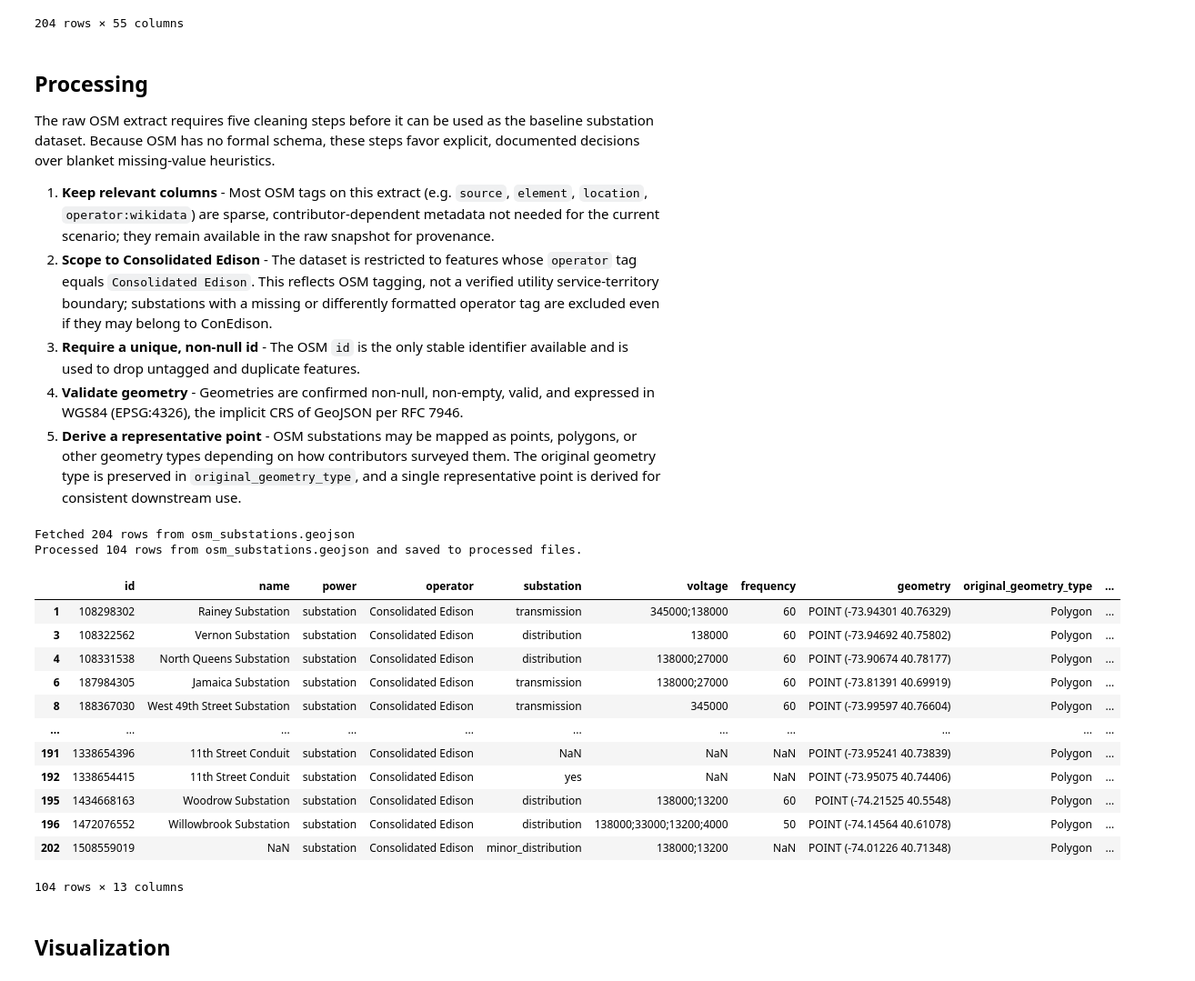
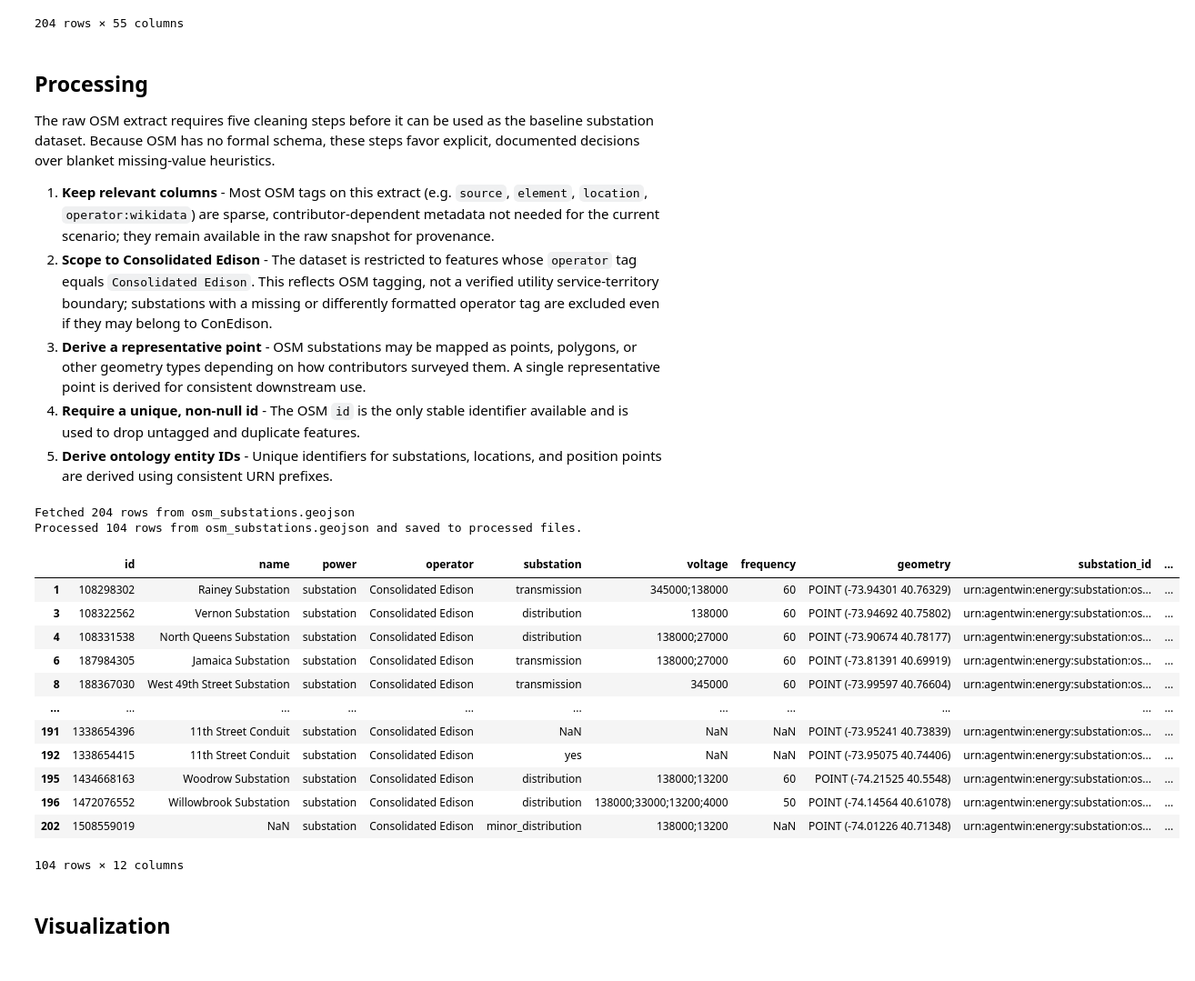
Before and after one commit to HenriKCorrea/agentwin-dataset, a Jupyter notebook: notebooks/substations.ipynb, the cells around one changed output. Shown at 91% size. Drawn from its saved outputs; the diff is of its cells as text; code cells hidden in the pictures.

Commit message:
refactor: ontology derived fields

```diff
--- a/notebooks/substations.ipynb
+++ b/notebooks/substations.ipynb
@@ -136,9 +136,9 @@ The raw OSM extract requires five cleaning steps before it can be used as the ba
 
 1. **Keep relevant columns** - Most OSM tags on this extract (e.g. `source`, `element`, `location`, `operator:wikidata`) are sparse, contributor-dependent metadata not needed for the current scenario; they remain available in the raw snapshot for provenance.
 2. **Scope to Consolidated Edison** - The dataset is restricted to features whose `operator` tag equals `Consolidated Edison`. This reflects OSM tagging, not a verified utility service-territory boundary; substations with a missing or differently formatted operator tag are excluded even if they may belong to ConEdison.
-3. **Require a unique, non-null id** - The OSM `id` is the only stable identifier available and is used to drop untagged and duplicate features.
-4. **Validate geometry** - Geometries are confirmed non-null, non-empty, valid, and expressed in WGS84 (EPSG:4326), the implicit CRS of GeoJSON per RFC 7946.
-5. **Derive a representative point** - OSM substations may be mapped as points, polygons, or other geometry types depending on how contributors surveyed them. The original geometry type is preserved in `original_geometry_type`, and a single representative point is derived for consistent downstream use.
+3. **Derive a representative point** - OSM substations may be mapped as points, polygons, or other geometry types depending on how contributors surveyed them. A single representative point is derived for consistent downstream use.
+4. **Require a unique, non-null id** - The OSM `id` is the only stable identifier available and is used to drop untagged and duplicate features.
+5. **Derive ontology entity IDs** - Unique identifiers for substations, locations, and position points are derived using consistent URN prefixes.
 # %%
 substations = gpd.read_file(GEOJSON_PATH)
 print(f"Fetched {len(substations)} rows from {GEOJSON_PATH.name}")
@@ -150,66 +150,59 @@ substations = substations[
         "name",
         "power",
         "operator",
         "substation",
         "voltage",
         "frequency",
         "geometry",
     ]
 ]
 
 # 2. Restrict the baseline to OSM features tagged as ConEdison-operated.
 substations = substations[substations["operator"] == "Consolidated Edison"]
 
-# 3. Require a non-null, unique OSM identifier.
+# 3. Derive representative locations.
+substations = substations.set_geometry(substations.geometry.representative_point())
+
+# 4. Require a non-null, unique OSM identifier.
 substations = substations.dropna(subset=["id"]).drop_duplicates(subset=["id"])
 
-# 4. Ensure a defined WGS84 geometry suitable for point derivation.
-assert substations.crs is not None, "GeoDataFrame has no CRS defined."
-substations = substations.to_crs(epsg=4326)
+# 5. Derive IDs for ontology entities relationship
+SUBSTATION_ID_PREFIX = "urn:agentwin:energy:substation:osm:"
+LOCATION_ID_PREFIX = "urn:agentwin:energy:location:osm:"
+POSITION_POINT_ID_PREFIX = "urn:agentwin:energy:position-point:osm:"
+COORDINATE_SYSTEM_ID = "urn:agentwin:energy:coordinate-system:osm:2263"
 
-geometry_mask = (
-    substations.geometry.notna()
-    & ~substations.geometry.is_empty
-    & substations.geometry.is_valid
-)
-substations = substations.loc[geometry_mask].copy()
-
-# 5. Preserve source geometry type and derive representative locations.
-substations["original_geometry_type"] = substations.geometry.geom_type
-substations = substations.set_geometry(substations.geometry.representative_point())
-
-# 6. Derive IDs for ontology entities relationship
 substations = substations.assign(
-    substation_id="urn:agentwin:energy:substation:osm:" + substations["id"].astype(str),
-    location_id="urn:agentwin:energy:location:osm:" + substations["id"].astype(str),
-    coordinate_system_id="urn:agentwin:energy:coordinate-system:osm:1",
-    position_point_id="urn:agentwin:energy:position-point:osm:" + substations["id"].astype(str),
+    substation_id=SUBSTATION_ID_PREFIX + substations["id"].astype(str),
+    location_id=LOCATION_ID_PREFIX + substations["id"].astype(str),
+    coordinate_system_id=COORDINATE_SYSTEM_ID,
+    position_point_id=POSITION_POINT_ID_PREFIX + substations["id"].astype(str),
 )
 
 # Write to file
 substations.to_file(ROOT / "data/processed/substations.geojson", driver="GeoJSON")
 substations.to_csv(ROOT / "data/processed/substations.csv")
 
 
 print(f"Processed {len(substations)} rows from {GEOJSON_PATH.name} and saved to processed files.")
 
 substations
 # %% [output]
 Fetched 204 rows from osm_substations.geojson
 Processed 104 rows from osm_substations.geojson and saved to processed files.
-|  | id | name | power | operator | substation | voltage | frequency | geometry | original_geometry_type | ... |
-| 1 | 108298302 | Rainey Substation | substation | Consolidated Edison | transmission | 345000;138000 | 60 | POINT (-73.94301 40.76329) | Polygon | ... |
-| 3 | 108322562 | Vernon Substation | substation | Consolidated Edison | distribution | 138000 | 60 | POINT (-73.94692 40.75802) | Polygon | ... |
-| 4 | 108331538 | North Queens Substation | substation | Consolidated Edison | distribution | 138000;27000 | 60 | POINT (-73.90674 40.78177) | Polygon | ... |
-| 6 | 187984305 | Jamaica Substation | substation | Consolidated Edison | transmission | 138000;27000 | 60 | POINT (-73.81391 40.69919) | Polygon | ... |
-| 8 | 188367030 | West 49th Street Substation | substation | Consolidated Edison | transmission | 345000 | 60 | POINT (-73.99597 40.76604) | Polygon | ... |
+|  | id | name | power | operator | substation | voltage | frequency | geometry | substation_id | ... |
+| 1 | 108298302 | Rainey Substation | substation | Consolidated Edison | transmission | 345000;138000 | 60 | POINT (-73.94301 40.76329) | urn:agentwin:energy:substation:os... | ... |
+| 3 | 108322562 | Vernon Substation | substation | Consolidated Edison | distribution | 138000 | 60 | POINT (-73.94692 40.75802) | urn:agentwin:energy:substation:os... | ... |
+| 4 | 108331538 | North Queens Substation | substation | Consolidated Edison | distribution | 138000;27000 | 60 | POINT (-73.90674 40.78177) | urn:agentwin:energy:substation:os... | ... |
+| 6 | 187984305 | Jamaica Substation | substation | Consolidated Edison | transmission | 138000;27000 | 60 | POINT (-73.81391 40.69919) | urn:agentwin:energy:substation:os... | ... |
+| 8 | 188367030 | West 49th Street Substation | substation | Consolidated Edison | transmission | 345000 | 60 | POINT (-73.99597 40.76604) | urn:agentwin:energy:substation:os... | ... |
 | ... | ... | ... | ... | ... | ... | ... | ... | ... | ... | ... |
-| 191 | 1338654396 | 11th Street Conduit | substation | Consolidated Edison | NaN | NaN | NaN | POINT (-73.95241 40.73839) | Polygon | ... |
-| 192 | 1338654415 | 11th Street Conduit | substation | Consolidated Edison | yes | NaN | NaN | POINT (-73.95075 40.74406) | Polygon | ... |
-| 195 | 1434668163 | Woodrow Substation | substation | Consolidated Edison | distribution | 138000;13200 | 60 | POINT (-74.21525 40.5548) | Polygon | ... |
-| 196 | 1472076552 | Willowbrook Substation | substation | Consolidated Edison | distribution | 138000;33000;13200;4000 | 50 | POINT (-74.14564 40.61078) | Polygon | ... |
-| 202 | 1508559019 | NaN | substation | Consolidated Edison | minor_distribution | 138000;13200 | NaN | POINT (-74.01226 40.71348) | Polygon | ... |
+| 191 | 1338654396 | 11th Street Conduit | substation | Consolidated Edison | NaN | NaN | NaN | POINT (-73.95241 40.73839) | urn:agentwin:energy:substation:os... | ... |
+| 192 | 1338654415 | 11th Street Conduit | substation | Consolidated Edison | yes | NaN | NaN | POINT (-73.95075 40.74406) | urn:agentwin:energy:substation:os... | ... |
+| 195 | 1434668163 | Woodrow Substation | substation | Consolidated Edison | distribution | 138000;13200 | 60 | POINT (-74.21525 40.5548) | urn:agentwin:energy:substation:os... | ... |
+| 196 | 1472076552 | Willowbrook Substation | substation | Consolidated Edison | distribution | 138000;33000;13200;4000 | 50 | POINT (-74.14564 40.61078) | urn:agentwin:energy:substation:os... | ... |
+| 202 | 1508559019 | NaN | substation | Consolidated Edison | minor_distribution | 138000;13200 | NaN | POINT (-74.01226 40.71348) | urn:agentwin:energy:substation:os... | ... |
-104 rows × 13 columns
+104 rows × 12 columns
 # %% [markdown]
 ## Visualization
 # %%
```
Also changed, not shown: parts of 5 cells of this notebook, 4 other files.
